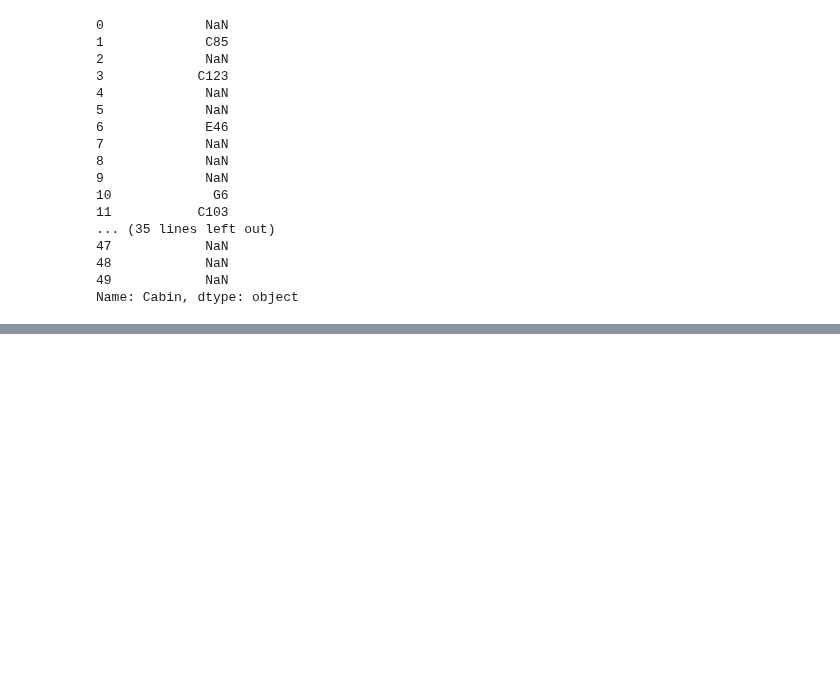
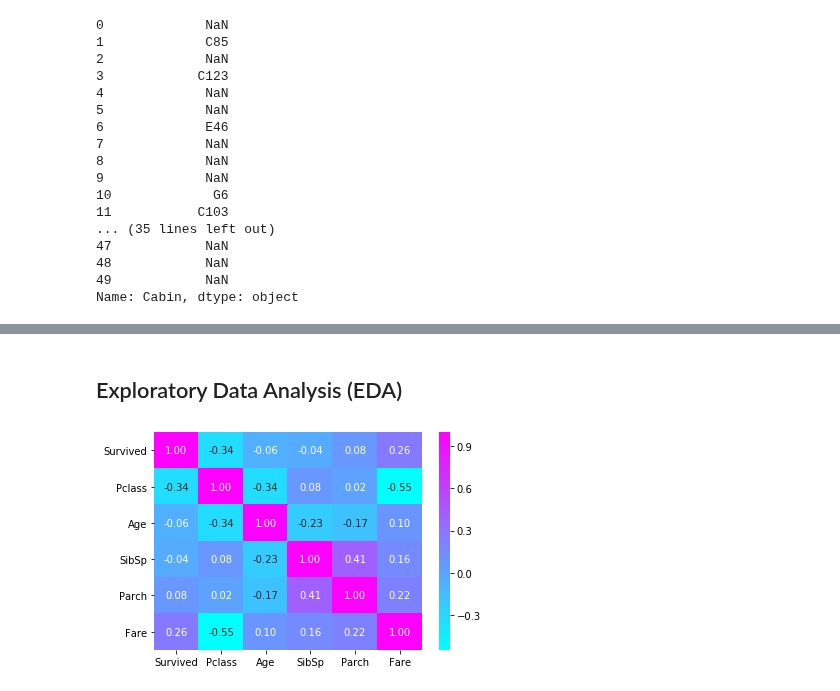
Before and after one commit to dittohed/Kaggle, a Jupyter notebook: titanic/titanic.ipynb, the cells around one changed output, grey strips where cells are left out. Cells and saved outputs as stored; diff of their text form; code cells hidden in the pictures; blank space fills up the shorter version.

```diff
--- a/titanic/titanic.ipynb
+++ b/titanic/titanic.ipynb
@@ -176,2 +132,3 @@ Let's drop Ticket feature for now (we may derive some interesting features later
 # %%
-train = train.drop(columns = "Ticket")
+train.drop(columns = ["Ticket"], inplace = True)
+test.drop(columns = ["Ticket"], inplace = True)
@@ -180,2 +134,0 @@ ID column isn't useful at all.
-# %%
-train = train.drop(columns = "PassengerId")
@@ -183,0 +164,4 @@ There are lot of missing values in Cabin column, let's take a look at it.
+# %%
+#nulls to NaN
+train.fillna(np.nan, inplace = True)
+test.fillna(np.nan, inplace = True)
@@ -207,2 +189,0 @@ Let's drop it for now.
-# %%
-train = train.drop(columns = "Cabin")
@@ -355,0 +246,8 @@ Apparently, most of the rich embarked in C.
+# %% [markdown]
+## Exploratory Data Analysis (EDA)
+# %%
+g = sns.heatmap(train.corr(), annot = True, cmap = "cool", fmt = ".2f")
+#enhanced correlation matrix between numerical feautures and Survived
+#using Pearson coefficient
+# %% [output]
+[figure, added]
```
Also changed, not shown: parts of 124 cells of this notebook, 3 other files.
